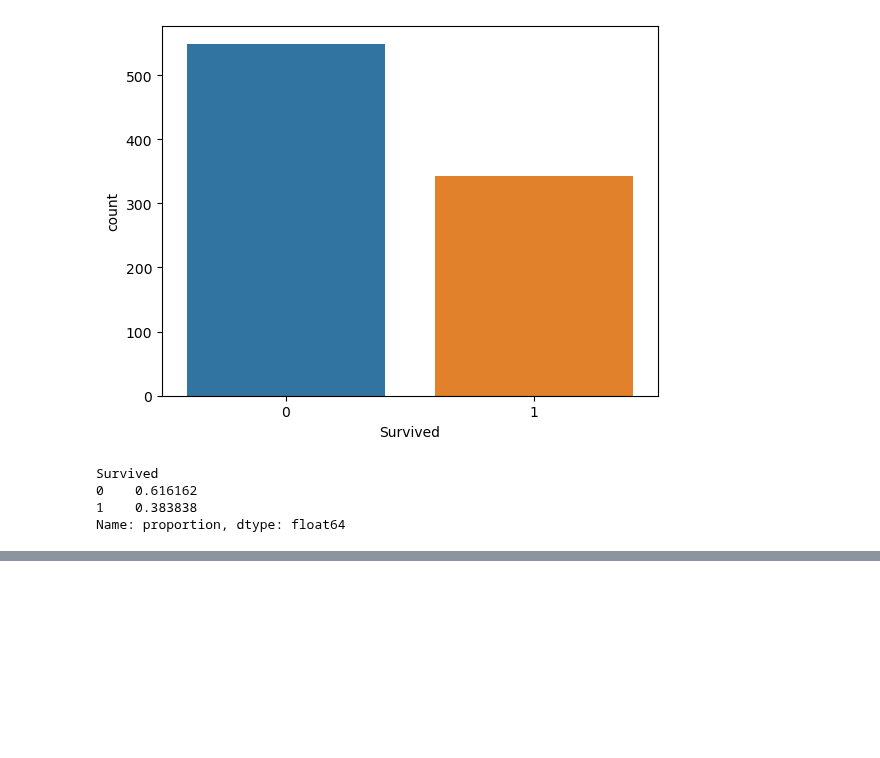
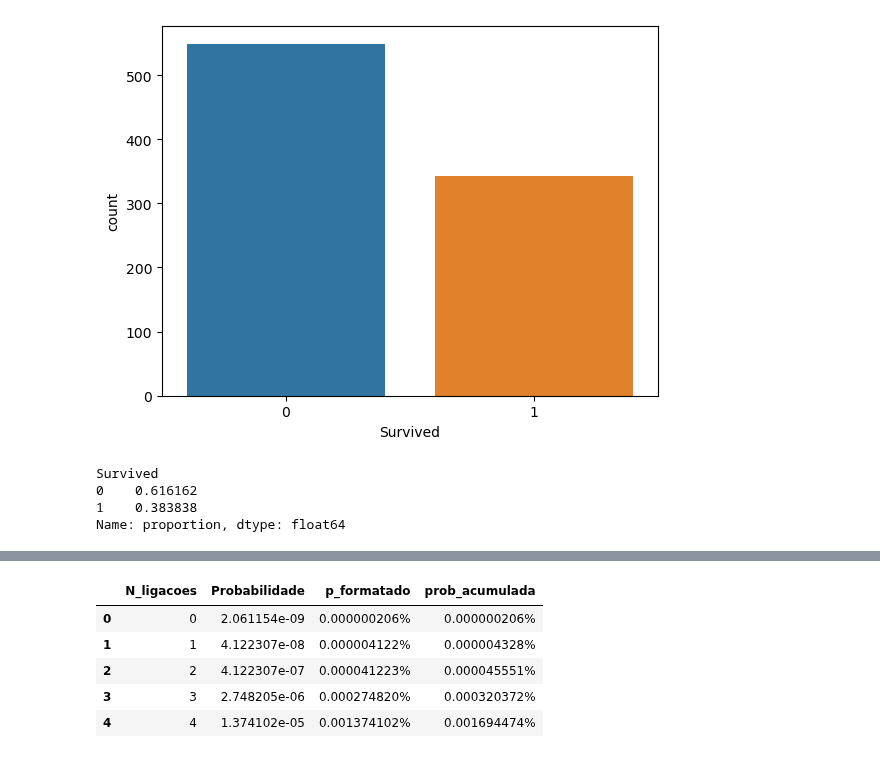
Before and after one commit to 1998-sys/Estudo, a Jupyter notebook: estatistica_descritivaI.ipynb, the cells around one changed output, grey strips where cells are left out. Saved outputs shown, nothing was run; the diff lists cells and outputs as text; code cells hidden in the pictures; blank space fills up the shorter version.

```diff
--- a/estatistica_descritivaI.ipynb
+++ b/estatistica_descritivaI.ipynb
@@ -459,0 +555,10 @@ Name: proportion, dtype: float64
+# %%
+df['prob_acumulada'] = df['Probabilidade'].cumsum().apply(lambda x: f"{x:.9%}")
+df.head()
+# %% [output]
+|  | N_ligacoes | Probabilidade | p_formatado | prob_acumulada |
+| 0 | 0 | 2.061154e-09 | 0.000000206% | 0.000000206% |
+| 1 | 1 | 4.122307e-08 | 0.000004122% | 0.000004328% |
+| 2 | 2 | 4.122307e-07 | 0.000041223% | 0.000045551% |
+| 3 | 3 | 2.748205e-06 | 0.000274820% | 0.000320372% |
+| 4 | 4 | 1.374102e-05 | 0.001374102% | 0.001694474% |
```
Also changed, not shown: parts of 22 cells of this notebook.
